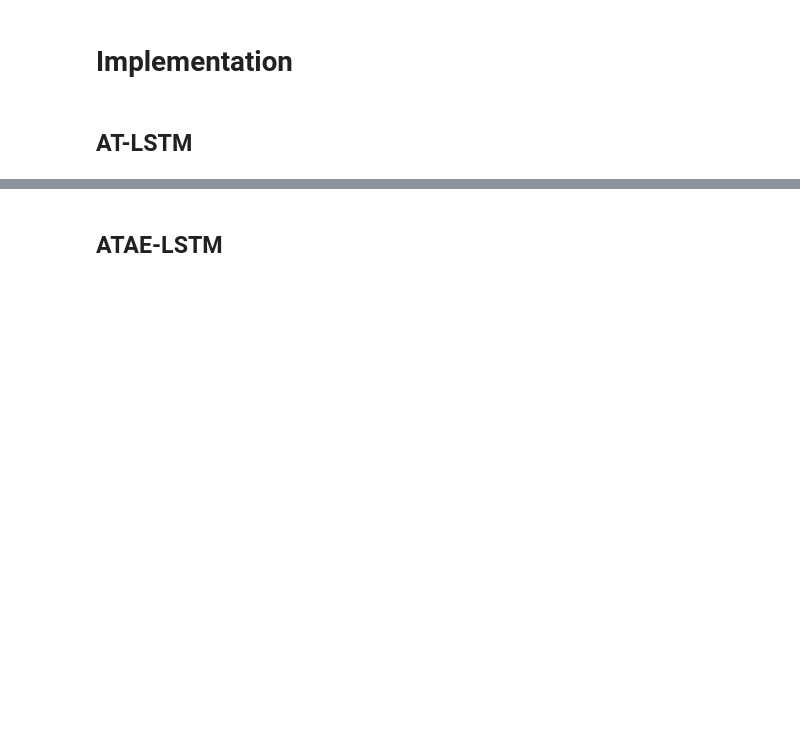
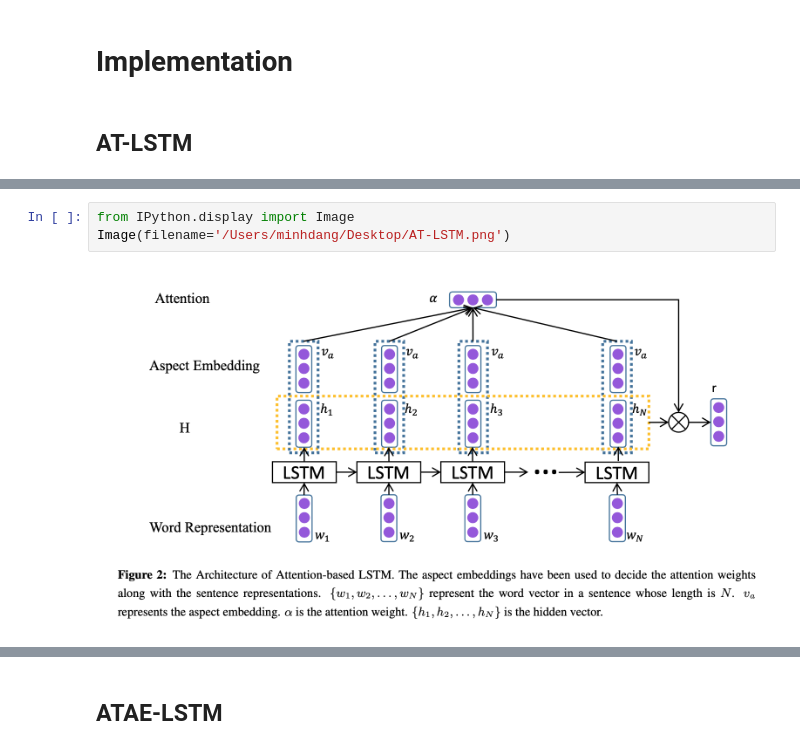
Before and after one commit to minhdang241/minhdg-blog, a Jupyter notebook: _notebooks/2021-06-26-NLP_4_Attention_based_LSTM_for_Aspect_level_Sentiment_Classification.ipynb, the cells around one changed output, grey strips where cells are left out. Saved outputs shown, nothing was run; the diff lists cells and outputs as text; blank space fills up the shorter version.

```diff
--- a/_notebooks/2021-06-26-NLP_4_Attention_based_LSTM_for_Aspect_level_Sentiment_Classification.ipynb
+++ b/_notebooks/2021-06-26-NLP_4_Attention_based_LSTM_for_Aspect_level_Sentiment_Classification.ipynb
@@ -315,3 +318,8 @@ class SemEval2014(pl.LightningDataModule):
+# %%
+from IPython.display import Image
+Image(filename='/Users/minhdang/Desktop/AT-LSTM.png')
+# %% [output]
+[figure, added]
 # %%
 class AT_LSTM(pl.LightningModule):
     def __init__(self, embeddings, hidden_size, aspect_hidden_size, num_layers=1, num_classes=3, batch_first=True, lr=1e-3, dropout=0, l2reg=0.01):
```
Also changed, not shown: parts of 13 cells of this notebook, 1 other file.
